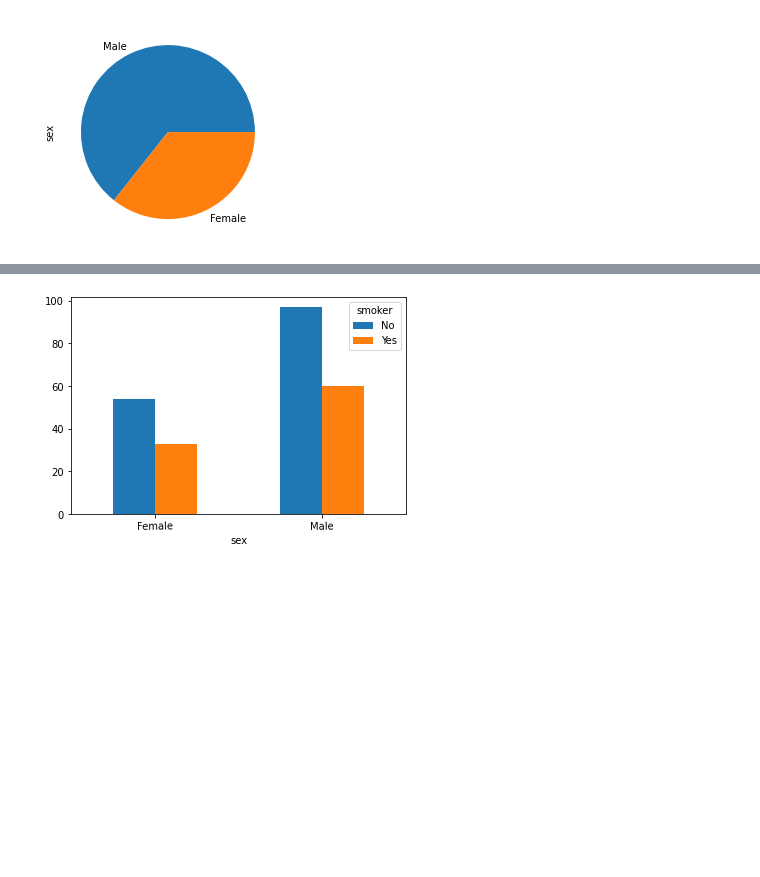
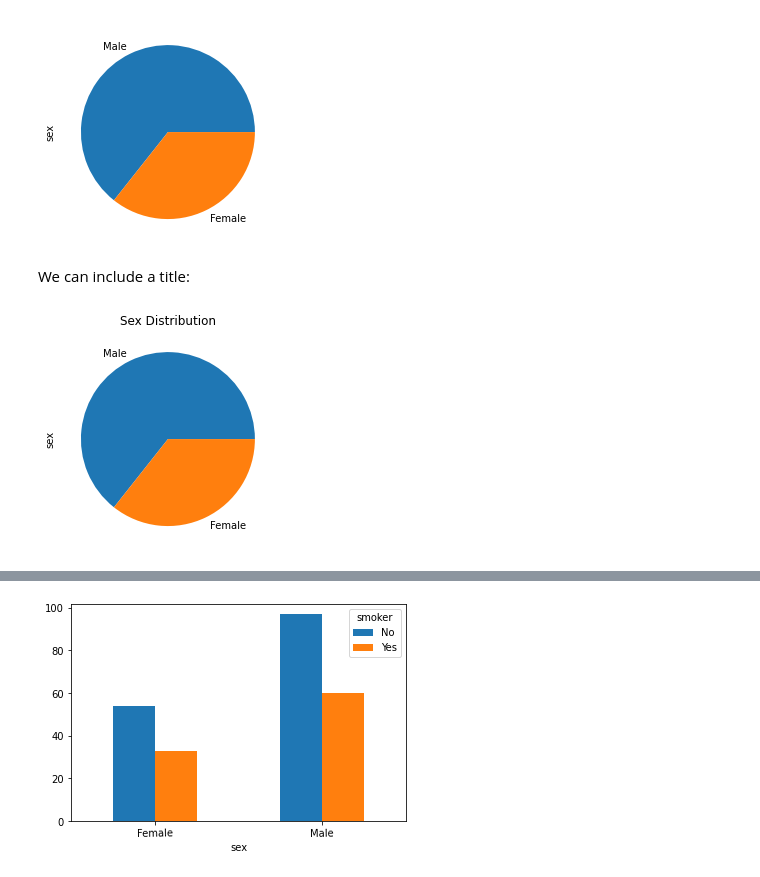
Before and after one commit to Goliath-Research/Introduction-to-Data-Science, a Jupyter notebook: 05-Introduction to Data Visualization/01-DataFrame visualizations.ipynb, the cells around one changed output, grey strips where cells are left out. Drawn from its saved outputs; the diff is of its cells as text; code cells hidden in the pictures; blank space fills up the shorter version.

```diff
--- a/05-Introduction to Data Visualization/01-DataFrame visualizations.ipynb
+++ b/05-Introduction to Data Visualization/01-DataFrame visualizations.ipynb
@@ -41,3 +66,9 @@ df.sex.value_counts().plot(kind='barh');
 df.sex.value_counts().plot(kind='pie');
 # %% [output]
 [figure]
+# %% [markdown]
+We can include a title:
+# %%
+df.sex.value_counts().plot(kind='pie',title='Sex Distribution');
+# %% [output]
+[figure, added]
```
Also changed, not shown: parts of 23 cells of this notebook.
